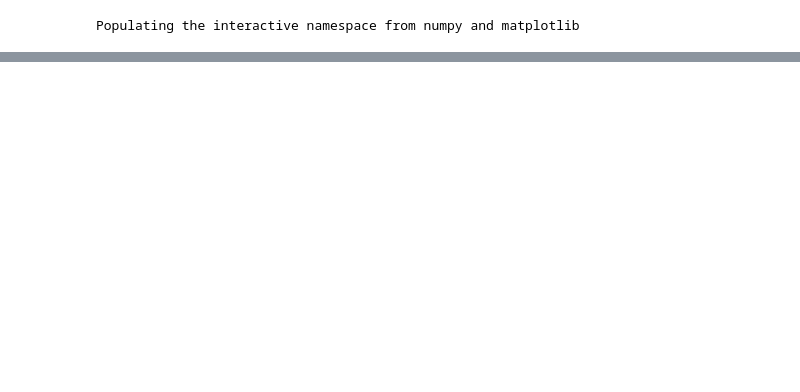
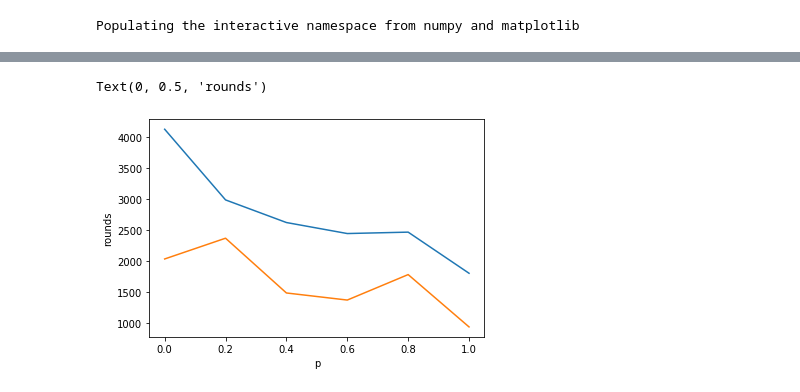
Before and after one commit to palozano/c72w, a Jupyter notebook: code/72h_NIGHTmate.ipynb, the cells around one changed output, grey strips where cells are left out. Drawn from its saved outputs; the diff is of its cells as text; code cells hidden in the pictures; blank space fills up the shorter version.

```diff
--- a/code/72h_NIGHTmate.ipynb
+++ b/code/72h_NIGHTmate.ipynb
@@ -343,0 +214,8 @@ plt.plot([expit(i) for i in range(-10, 10)])
+# %%
+plt.plot(ps, means, label='mean')
+plt.plot(ps, stds, label='std')
+plt.xlabel('p')
+plt.ylabel('rounds')
+# %% [output]
+Text(0, 0.5, 'rounds')
+[figure, added]
```
Also changed, not shown: parts of 53 cells of this notebook.
